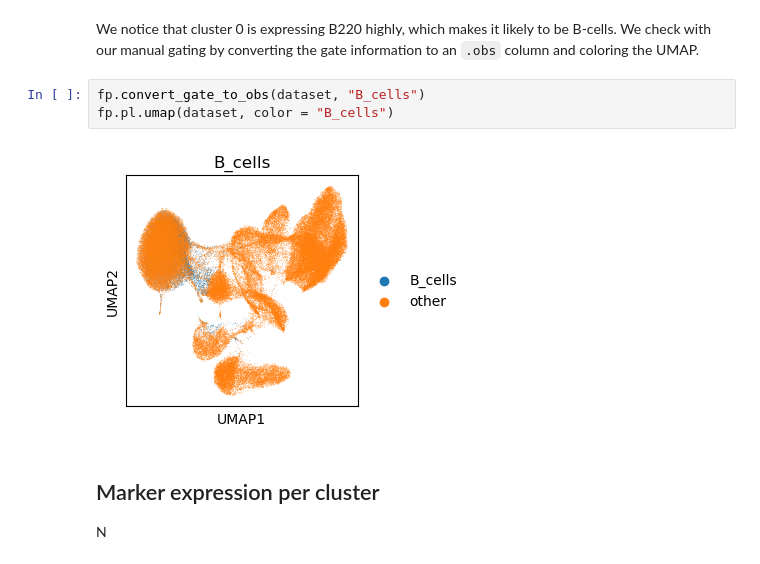
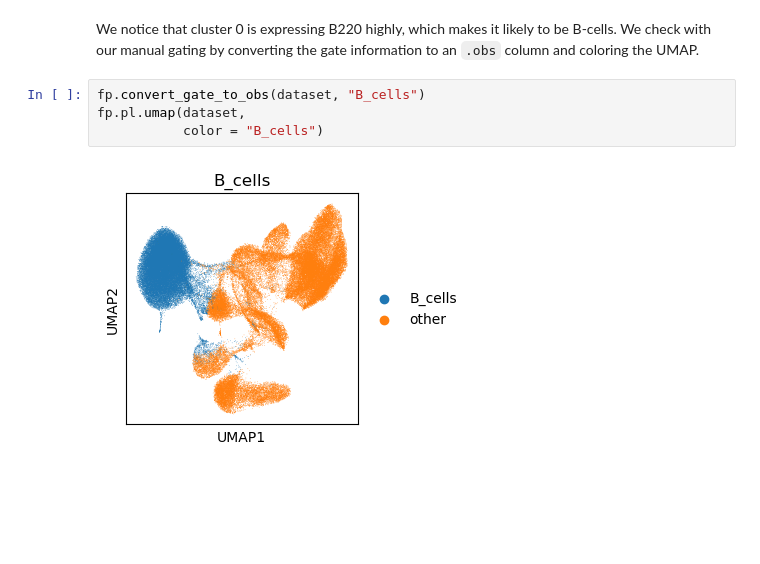
Before and after one commit to rgb-lab/FACSPy, a Jupyter notebook: vignettes/mouse_lineages/05_dataset_analysis_single_cell.ipynb, the cells around one changed output. Saved outputs shown, nothing was run; the diff lists cells and outputs as text; blank space fills up the shorter version.

```diff
--- a/vignettes/mouse_lineages/05_dataset_analysis_single_cell.ipynb
+++ b/vignettes/mouse_lineages/05_dataset_analysis_single_cell.ipynb
@@ -267,10 +177,7 @@ fp.pl.cluster_heatmap(dataset,
 We notice that cluster 0 is expressing B220 highly, which makes it likely to be B-cells. We check with our manual gating by converting the gate information to an `.obs` column and coloring the UMAP.
 # %%
 fp.convert_gate_to_obs(dataset, "B_cells")
-fp.pl.umap(dataset, color = "B_cells")
+fp.pl.umap(dataset,
+           color = "B_cells")
 # %% [output]
-[figure, old version]
+[figure, new version]
-# %% [markdown]
-## Marker expression per cluster
-
-N
```
Also changed, not shown: parts of 64 cells of this notebook, 12 other files.
